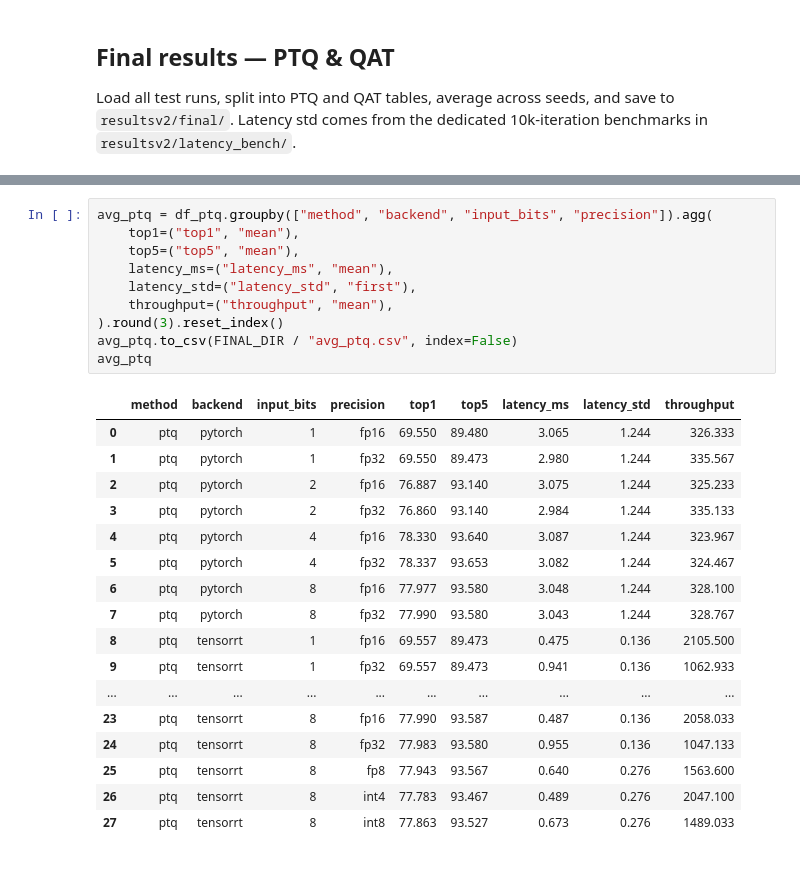
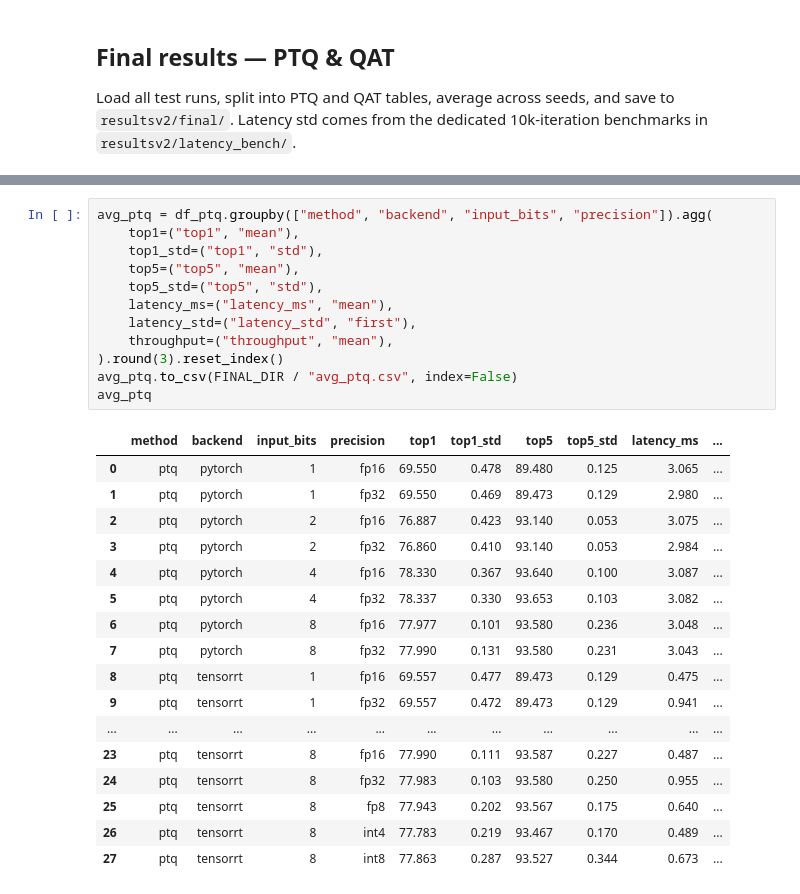
Before and after one commit to pratham1gg/quantized_resnets, a Jupyter notebook: ipynb_books/final_results.ipynb, the cells around one changed output, grey strips where cells are left out. Cells and saved outputs as stored; diff of their text form.

```diff
--- a/ipynb_books/final_results.ipynb
+++ b/ipynb_books/final_results.ipynb
@@ -129,31 +129,33 @@ df_qat
 # %%
 avg_ptq = df_ptq.groupby(["method", "backend", "input_bits", "precision"]).agg(
     top1=("top1", "mean"),
+    top1_std=("top1", "std"),
     top5=("top5", "mean"),
+    top5_std=("top5", "std"),
     latency_ms=("latency_ms", "mean"),
     latency_std=("latency_std", "first"),
     throughput=("throughput", "mean"),
 ).round(3).reset_index()
 avg_ptq.to_csv(FINAL_DIR / "avg_ptq.csv", index=False)
 avg_ptq
 # %% [output]
-|  | method | backend | input_bits | precision | top1 | top5 | latency_ms | latency_std | throughput |
-| 0 | ptq | pytorch | 1 | fp16 | 69.550 | 89.480 | 3.065 | 1.244 | 326.333 |
-| 1 | ptq | pytorch | 1 | fp32 | 69.550 | 89.473 | 2.980 | 1.244 | 335.567 |
-| 2 | ptq | pytorch | 2 | fp16 | 76.887 | 93.140 | 3.075 | 1.244 | 325.233 |
-| 3 | ptq | pytorch | 2 | fp32 | 76.860 | 93.140 | 2.984 | 1.244 | 335.133 |
-| 4 | ptq | pytorch | 4 | fp16 | 78.330 | 93.640 | 3.087 | 1.244 | 323.967 |
-| 5 | ptq | pytorch | 4 | fp32 | 78.337 | 93.653 | 3.082 | 1.244 | 324.467 |
-| 6 | ptq | pytorch | 8 | fp16 | 77.977 | 93.580 | 3.048 | 1.244 | 328.100 |
-| 7 | ptq | pytorch | 8 | fp32 | 77.990 | 93.580 | 3.043 | 1.244 | 328.767 |
-| 8 | ptq | tensorrt | 1 | fp16 | 69.557 | 89.473 | 0.475 | 0.136 | 2105.500 |
-| 9 | ptq | tensorrt | 1 | fp32 | 69.557 | 89.473 | 0.941 | 0.136 | 1062.933 |
-| ... | ... | ... | ... | ... | ... | ... | ... | ... | ... |
-| 23 | ptq | tensorrt | 8 | fp16 | 77.990 | 93.587 | 0.487 | 0.136 | 2058.033 |
-| 24 | ptq | tensorrt | 8 | fp32 | 77.983 | 93.580 | 0.955 | 0.136 | 1047.133 |
-| 25 | ptq | tensorrt | 8 | fp8 | 77.943 | 93.567 | 0.640 | 0.276 | 1563.600 |
-| 26 | ptq | tensorrt | 8 | int4 | 77.783 | 93.467 | 0.489 | 0.276 | 2047.100 |
-| 27 | ptq | tensorrt | 8 | int8 | 77.863 | 93.527 | 0.673 | 0.276 | 1489.033 |
+|  | method | backend | input_bits | precision | top1 | top1_std | top5 | top5_std | latency_ms | ... |
+| 0 | ptq | pytorch | 1 | fp16 | 69.550 | 0.478 | 89.480 | 0.125 | 3.065 | ... |
+| 1 | ptq | pytorch | 1 | fp32 | 69.550 | 0.469 | 89.473 | 0.129 | 2.980 | ... |
+| 2 | ptq | pytorch | 2 | fp16 | 76.887 | 0.423 | 93.140 | 0.053 | 3.075 | ... |
+| 3 | ptq | pytorch | 2 | fp32 | 76.860 | 0.410 | 93.140 | 0.053 | 2.984 | ... |
+| 4 | ptq | pytorch | 4 | fp16 | 78.330 | 0.367 | 93.640 | 0.100 | 3.087 | ... |
+| 5 | ptq | pytorch | 4 | fp32 | 78.337 | 0.330 | 93.653 | 0.103 | 3.082 | ... |
+| 6 | ptq | pytorch | 8 | fp16 | 77.977 | 0.101 | 93.580 | 0.236 | 3.048 | ... |
+| 7 | ptq | pytorch | 8 | fp32 | 77.990 | 0.131 | 93.580 | 0.231 | 3.043 | ... |
+| 8 | ptq | tensorrt | 1 | fp16 | 69.557 | 0.477 | 89.473 | 0.129 | 0.475 | ... |
+| 9 | ptq | tensorrt | 1 | fp32 | 69.557 | 0.472 | 89.473 | 0.129 | 0.941 | ... |
+| ... | ... | ... | ... | ... | ... | ... | ... | ... | ... | ... |
+| 23 | ptq | tensorrt | 8 | fp16 | 77.990 | 0.111 | 93.587 | 0.227 | 0.487 | ... |
+| 24 | ptq | tensorrt | 8 | fp32 | 77.983 | 0.103 | 93.580 | 0.250 | 0.955 | ... |
+| 25 | ptq | tensorrt | 8 | fp8 | 77.943 | 0.202 | 93.567 | 0.175 | 0.640 | ... |
+| 26 | ptq | tensorrt | 8 | int4 | 77.783 | 0.219 | 93.467 | 0.170 | 0.489 | ... |
+| 27 | ptq | tensorrt | 8 | int8 | 77.863 | 0.287 | 93.527 | 0.344 | 0.673 | ... |
 # %%
 avg_qat = df_qat.groupby(["method", "backend", "input_bits", "precision"]).agg(
     top1=("top1", "mean"),
```
Also changed, not shown: parts of 2 cells of this notebook, 20 other files.
